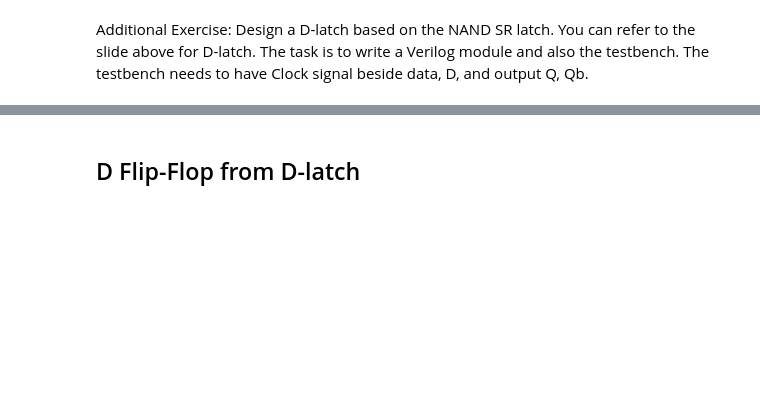
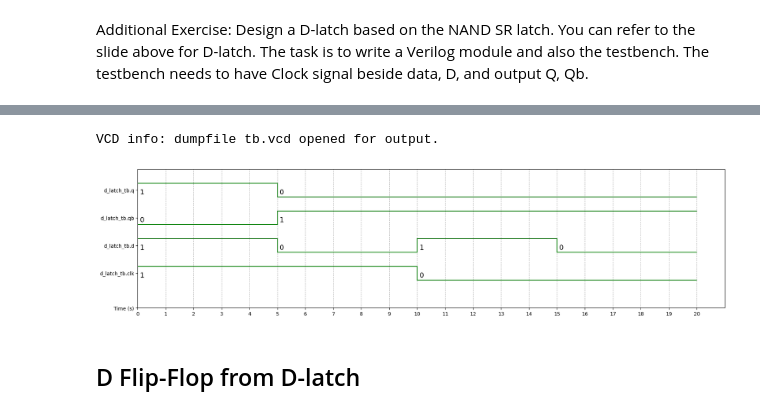
Before and after one commit to Varshan98/Suriya_DSL_HW, a Jupyter notebook: week3VerilogGit.ipynb, the cells around one changed output, grey strips where cells are left out. Cells and saved outputs as stored; diff of their text form; code cells hidden in the pictures; blank space fills up the shorter version.

```diff
--- a/week3VerilogGit.ipynb
+++ b/week3VerilogGit.ipynb
@@ -506,3 +620,52 @@ Additional Exercise: Design a D-latch based on the NAND SR latch. You can refer
+# %%
+%%verilog
+
+module d_latch_tb;
+  wire q,qb;
+  reg d,clk;
+
+  d_latch i1(q,qb,d,clk);
+
+
+  initial clk=1; always #10 clk=~clk;
+  initial begin
+  $dumpfile("tb.vcd");
+  $dumpvars();
+
+
+  d=1;
+  #5 d=0;
+  #5 d=1;
+  #5 d=0;
+  #5 $finish;
+
+  $dumpoff;
+end
+
+endmodule
+
+module d_latch(q,qb,d,clk);
+  output q,qb;
+  input d,clk;
+  wire y,s,r;
+
+  not i1(y,d);
+  nand n3(s,d,clk);
+  nand n4(r,y,clk);
+  nand n1(q,s,qb);
+  nand n2(qb,q,r);
+
+endmodule
+# %% [output]
+VCD info: dumpfile tb.vcd opened for output.
+# %%
+%%waveform tb.vcd
+sign_list = ['d_latch_tb.q','d_latch_tb.qb','d_latch_tb.d','d_latch_tb.clk']
+time_begin = 0
+time_end = 20
+base = 'bin' # bin, dec, dec2, hex, octal
+# %% [output]
+[figure, added]
 # %% [markdown]
 ## D Flip-Flop from D-latch
 # %% [markdown]
```
Also changed, not shown: parts of 15 cells of this notebook.
